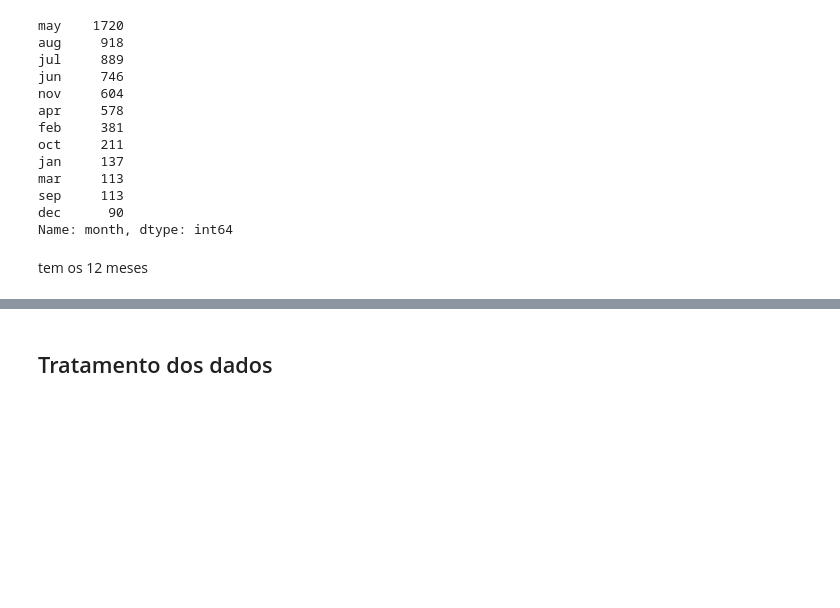
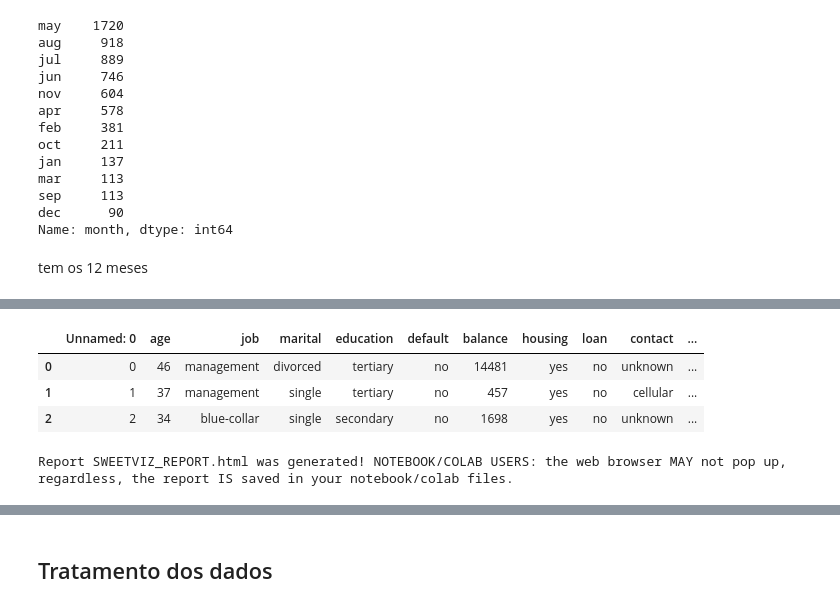
Before and after one commit to pralineso/estudos_ds, a Jupyter notebook: Analise_comp.ipynb, the cells around one changed output, grey strips where cells are left out. Cells and saved outputs as stored; diff of their text form; code cells hidden in the pictures; blank space fills up the shorter version.

```diff
--- a/Analise_comp.ipynb
+++ b/Analise_comp.ipynb
@@ -201,0 +219,12 @@ tem os 12 meses
+# %%
+dados.head(3)
+# %% [output]
+|  | Unnamed: 0 | age | job | marital | education | default | balance | housing | loan | contact | ... |
+| 0 | 0 | 46 | management | divorced | tertiary | no | 14481 | yes | no | unknown | ... |
+| 1 | 1 | 37 | management | single | tertiary | no | 457 | yes | no | cellular | ... |
+| 2 | 2 | 34 | blue-collar | single | secondary | no | 1698 | yes | no | unknown | ... |
+# %%
+eda_dados = sweetviz.analyze(dados)
+eda_dados.show_html()
+# %% [output]
+Report SWEETVIZ_REPORT.html was generated! NOTEBOOK/COLAB USERS: the web browser MAY not pop up, regardless, the report IS saved in your notebook/colab files.
```
Also changed, not shown: parts of 12 cells of this notebook.
